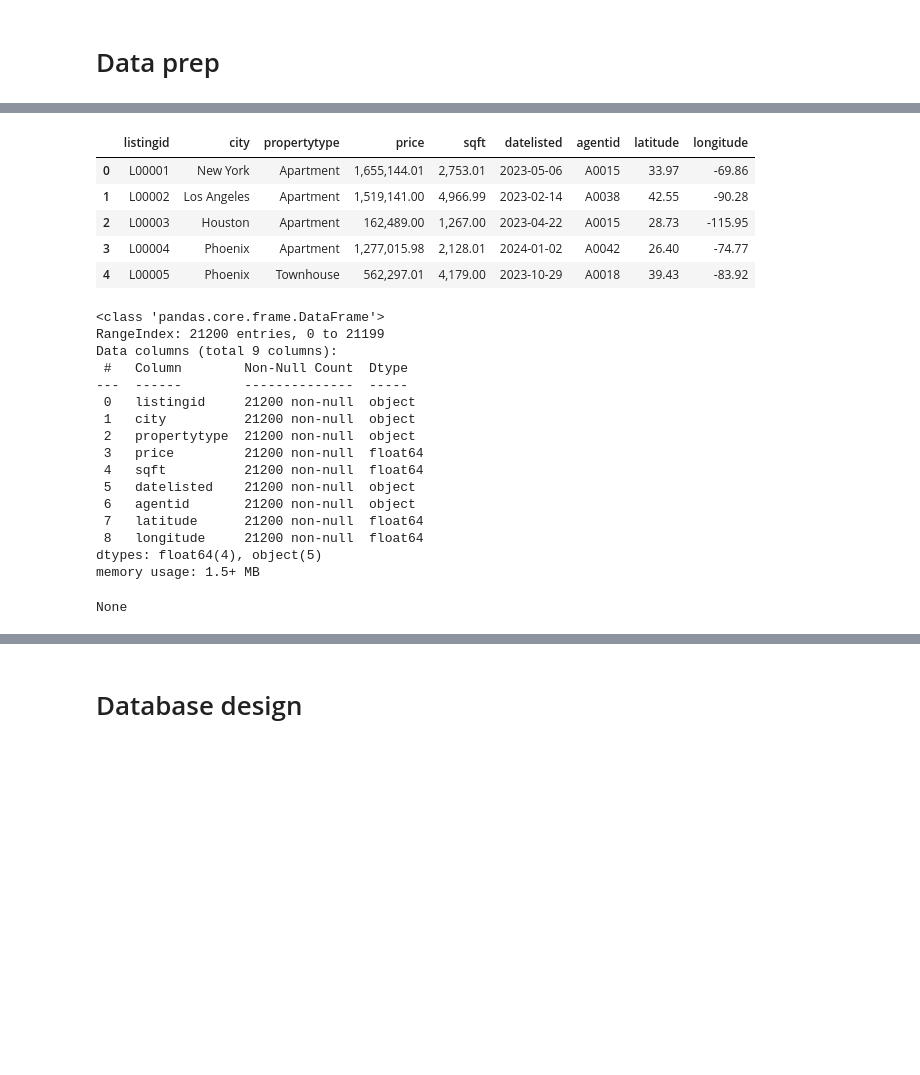
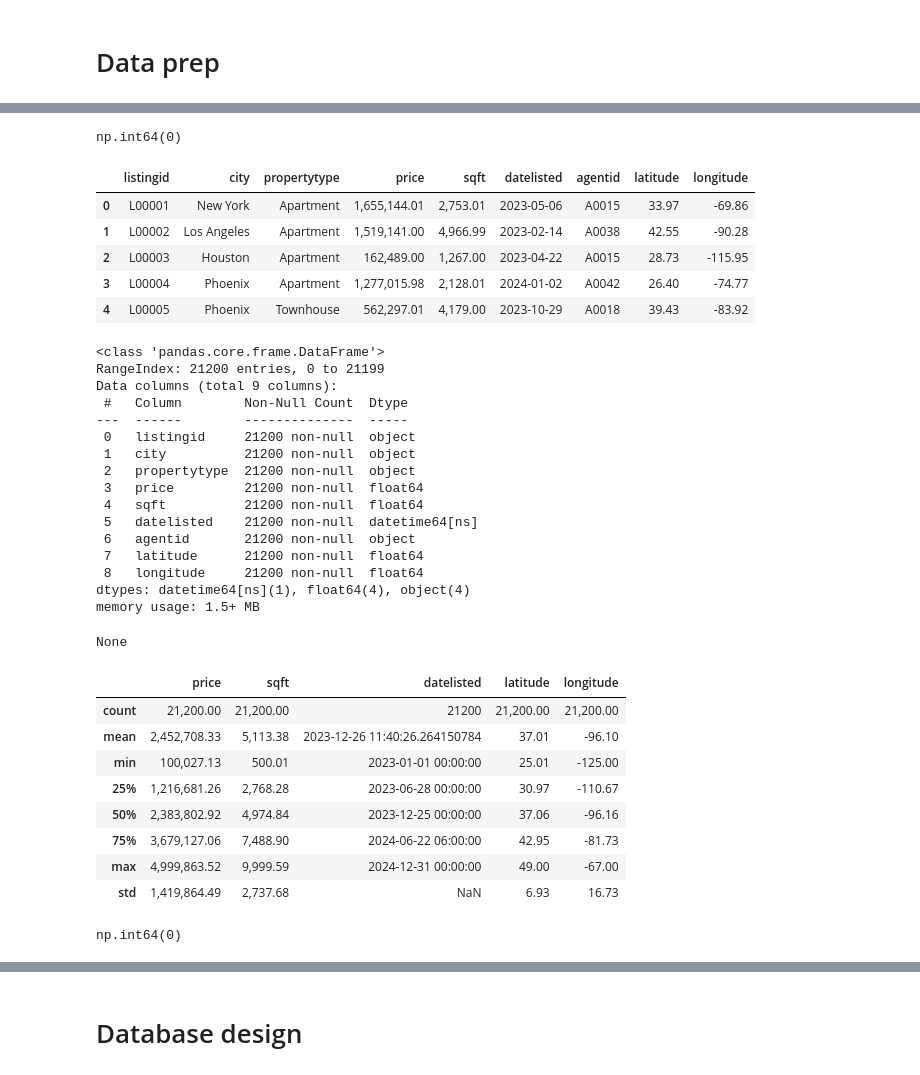
Before and after one commit to mukundnaramesh2605/guvi-python-sql-pandas-project-1, a Jupyter notebook: project.ipynb, the cells around one changed output, grey strips where cells are left out. Saved outputs shown, nothing was run; the diff lists cells and outputs as text; code cells hidden in the pictures; blank space fills up the shorter version.

```diff
--- a/project.ipynb
+++ b/project.ipynb
@@ -82,3 +107,8 @@ None
+# %%
+# Finding Duplicates
+buyers_df.duplicated().sum()
+# %% [output]
+np.int64(0)
 # %%
 listings_df = pd.read_json("datasets/listings_final_expanded.json")
 listings_df.rename(columns={
@@ -89,35 +119,51 @@ listings_df.rename(columns={
     "Sqft":"sqft",
     "Date_Listed":"datelisted",
     "Agent_ID":"agentid",
     "Latitude":"latitude",
     "Longitude":"longitude"
 }, inplace=True)
+listings_df['datelisted'] = pd.to_datetime(listings_df['datelisted'])
 display(listings_df.head())
 display(listings_df.info())
+display(listings_df.describe())
 # %% [output]
 |  | listingid | city | propertytype | price | sqft | datelisted | agentid | latitude | longitude |
 | 0 | L00001 | New York | Apartment | 1,655,144.01 | 2,753.01 | 2023-05-06 | A0015 | 33.97 | -69.86 |
 | 1 | L00002 | Los Angeles | Apartment | 1,519,141.00 | 4,966.99 | 2023-02-14 | A0038 | 42.55 | -90.28 |
 | 2 | L00003 | Houston | Apartment | 162,489.00 | 1,267.00 | 2023-04-22 | A0015 | 28.73 | -115.95 |
 | 3 | L00004 | Phoenix | Apartment | 1,277,015.98 | 2,128.01 | 2024-01-02 | A0042 | 26.40 | -74.77 |
 | 4 | L00005 | Phoenix | Townhouse | 562,297.01 | 4,179.00 | 2023-10-29 | A0018 | 39.43 | -83.92 |
 <class 'pandas.core.frame.DataFrame'>
 RangeIndex: 21200 entries, 0 to 21199
 Data columns (total 9 columns):
  #   Column        Non-Null Count  Dtype
 ---  ------        --------------  -----
  0   listingid     21200 non-null  object
  1   city          21200 non-null  object
  2   propertytype  21200 non-null  object
  3   price         21200 non-null  float64
  4   sqft          21200 non-null  float64
- 5   datelisted    21200 non-null  object
+ 5   datelisted    21200 non-null  datetime64[ns]
  6   agentid       21200 non-null  object
  7   latitude      21200 non-null  float64
  8   longitude     21200 non-null  float64
-dtypes: float64(4), object(5)
+dtypes: datetime64[ns](1), float64(4), object(4)
 memory usage: 1.5+ MB
 None
+|  | price | sqft | datelisted | latitude | longitude |
+| count | 21,200.00 | 21,200.00 | 21200 | 21,200.00 | 21,200.00 |
+| mean | 2,452,708.33 | 5,113.38 | 2023-12-26 11:40:26.264150784 | 37.01 | -96.10 |
+| min | 100,027.13 | 500.01 | 2023-01-01 00:00:00 | 25.01 | -125.00 |
+| 25% | 1,216,681.26 | 2,768.28 | 2023-06-28 00:00:00 | 30.97 | -110.67 |
+| 50% | 2,383,802.92 | 4,974.84 | 2023-12-25 00:00:00 | 37.06 | -96.16 |
+| 75% | 3,679,127.06 | 7,488.90 | 2024-06-22 06:00:00 | 42.95 | -81.73 |
+| max | 4,999,863.52 | 9,999.59 | 2024-12-31 00:00:00 | 49.00 | -67.00 |
+| std | 1,419,864.49 | 2,737.68 | NaN | 6.93 | 16.73 |
+# %%
+# Finding Duplicates
+listings_df.duplicated().sum()
+# %% [output]
+np.int64(0)
 # %%
 sales_df = pd.read_csv("datasets/sales_cleaned.csv")
 sales_df.rename(columns={
```
Also changed, not shown: parts of 10 cells of this notebook, 1 other file.
